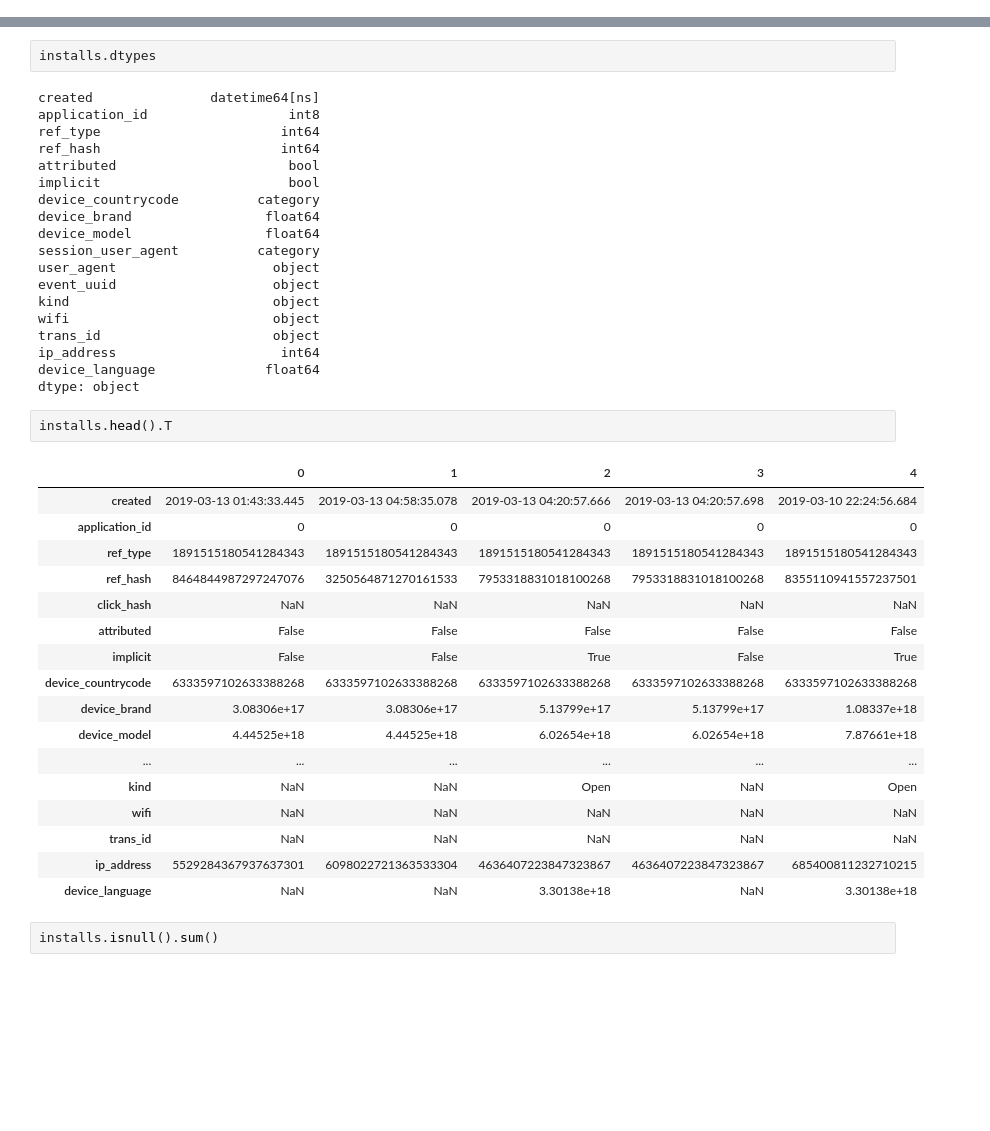
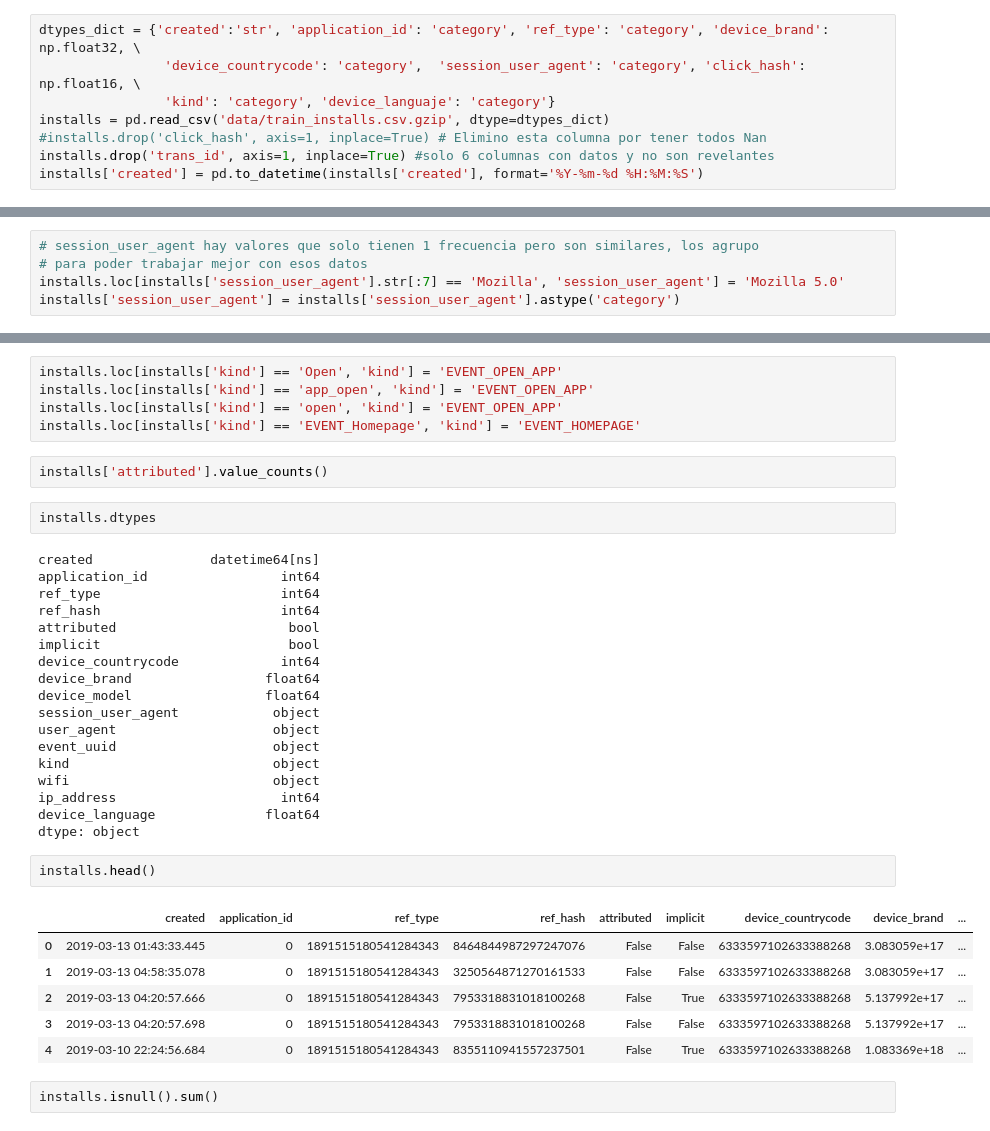
Before and after one commit to Elianagam/orgaDatosTp1, a Jupyter notebook: prueba_installs2.ipynb, the cells around one changed output, grey strips where cells are left out. Saved outputs shown, nothing was run; the diff lists cells and outputs as text; blank space fills up the shorter version.

```diff
--- a/prueba_installs2.ipynb
+++ b/prueba_installs2.ipynb
@@ -9,0 +6,8 @@ installs = pd.read_csv('data/train_installs.csv.gzip')
+# %%
+dtypes_dict = {'created':'str', 'application_id': 'category', 'ref_type': 'category', 'device_brand': np.float32, \
+                'device_countrycode': 'category',  'session_user_agent': 'category', 'click_hash': np.float16, \
+                'kind': 'category', 'device_languaje': 'category'}
+installs = pd.read_csv('data/train_installs.csv.gzip', dtype=dtypes_dict)
+#installs.drop('click_hash', axis=1, inplace=True) # Elimino esta columna por tener todos Nan
+installs.drop('trans_id', axis=1, inplace=True) #solo 6 columnas con datos y no son revelantes
+installs['created'] = pd.to_datetime(installs['created'], format='%Y-%m-%d %H:%M:%S')
@@ -9,0 +16,5 @@ installs = pd.read_csv('data/train_installs.csv.gzip')
+# %%
+# session_user_agent hay valores que solo tienen 1 frecuencia pero son similares, los agrupo
+# para poder trabajar mejor con esos datos
+installs.loc[installs['session_user_agent'].str[:7] == 'Mozilla', 'session_user_agent'] = 'Mozilla 5.0'
+installs['session_user_agent'] = installs['session_user_agent'].astype('category')
@@ -10,44 +45,39 @@ installs = pd.read_csv('data/train_installs.csv.gzip')
+# %%
+installs.loc[installs['kind'] == 'Open', 'kind'] = 'EVENT_OPEN_APP'
+installs.loc[installs['kind'] == 'app_open', 'kind'] = 'EVENT_OPEN_APP'
+installs.loc[installs['kind'] == 'open', 'kind'] = 'EVENT_OPEN_APP'
+installs.loc[installs['kind'] == 'EVENT_Homepage', 'kind'] = 'EVENT_HOMEPAGE'
+# %%
+installs['attributed'].value_counts()
 # %%
 installs.dtypes
 # %% [output]
 created               datetime64[ns]
-application_id                  int8
+application_id                 int64
 ref_type                       int64
 ref_hash                       int64
 attributed                      bool
 implicit                        bool
-device_countrycode          category
+device_countrycode             int64
 device_brand                 float64
 device_model                 float64
-session_user_agent          category
+session_user_agent            object
 user_agent                    object
 event_uuid                    object
 kind                          object
 wifi                          object
-trans_id                      object
 ip_address                     int64
 device_language              float64
 dtype: object
 # %%
-installs.head().T
+installs.head()
 # %% [output]
-|  | 0 | 1 | 2 | 3 | 4 |
-| created | 2019-03-13 01:43:33.445 | 2019-03-13 04:58:35.078 | 2019-03-13 04:20:57.666 | 2019-03-13 04:20:57.698 | 2019-03-10 22:24:56.684 |
-| application_id | 0 | 0 | 0 | 0 | 0 |
-| ref_type | 1891515180541284343 | 1891515180541284343 | 1891515180541284343 | 1891515180541284343 | 1891515180541284343 |
-| ref_hash | 8464844987297247076 | 3250564871270161533 | 7953318831018100268 | 7953318831018100268 | 8355110941557237501 |
-| click_hash | NaN | NaN | NaN | NaN | NaN |
-| attributed | False | False | False | False | False |
-| implicit | False | False | True | False | True |
-| device_countrycode | 6333597102633388268 | 6333597102633388268 | 6333597102633388268 | 6333597102633388268 | 6333597102633388268 |
-| device_brand | 3.08306e+17 | 3.08306e+17 | 5.13799e+17 | 5.13799e+17 | 1.08337e+18 |
-| device_model | 4.44525e+18 | 4.44525e+18 | 6.02654e+18 | 6.02654e+18 | 7.87661e+18 |
-| ... | ... | ... | ... | ... | ... |
-| kind | NaN | NaN | Open | NaN | Open |
-| wifi | NaN | NaN | NaN | NaN | NaN |
-| trans_id | NaN | NaN | NaN | NaN | NaN |
-| ip_address | 5529284367937637301 | 6098022721363533304 | 4636407223847323867 | 4636407223847323867 | 685400811232710215 |
-| device_language | NaN | NaN | 3.30138e+18 | NaN | 3.30138e+18 |
+|  | created | application_id | ref_type | ref_hash | attributed | implicit | device_countrycode | device_brand | ... |
+| 0 | 2019-03-13 01:43:33.445 | 0 | 1891515180541284343 | 8464844987297247076 | False | False | 6333597102633388268 | 3.083059e+17 | ... |
+| 1 | 2019-03-13 04:58:35.078 | 0 | 1891515180541284343 | 3250564871270161533 | False | False | 6333597102633388268 | 3.083059e+17 | ... |
+| 2 | 2019-03-13 04:20:57.666 | 0 | 1891515180541284343 | 7953318831018100268 | False | True | 6333597102633388268 | 5.137992e+17 | ... |
+| 3 | 2019-03-13 04:20:57.698 | 0 | 1891515180541284343 | 7953318831018100268 | False | False | 6333597102633388268 | 5.137992e+17 | ... |
+| 4 | 2019-03-10 22:24:56.684 | 0 | 1891515180541284343 | 8355110941557237501 | False | True | 6333597102633388268 | 1.083369e+18 | ... |
 # %%
 installs.isnull().sum()
 # %% [output]
```
Also changed, not shown: parts of 31 cells of this notebook.
